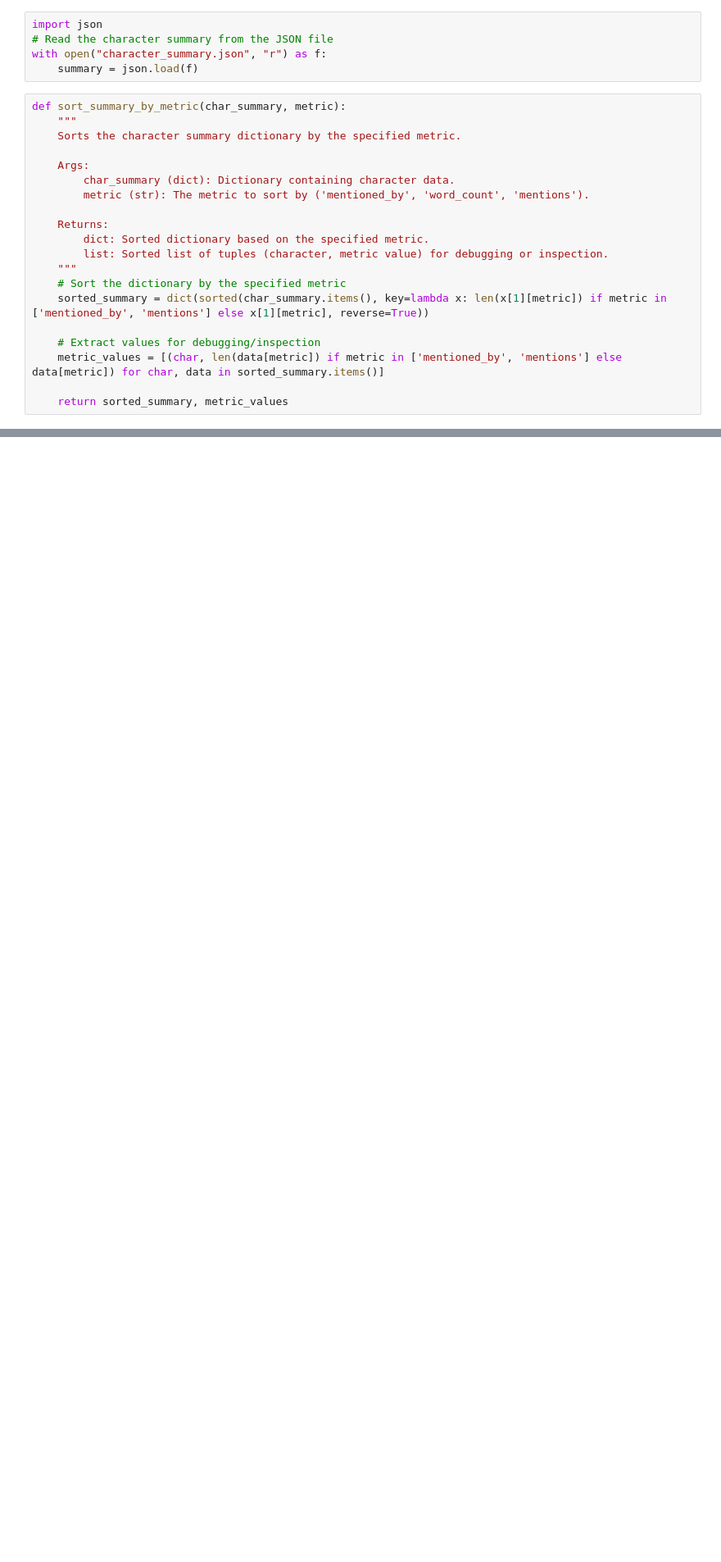
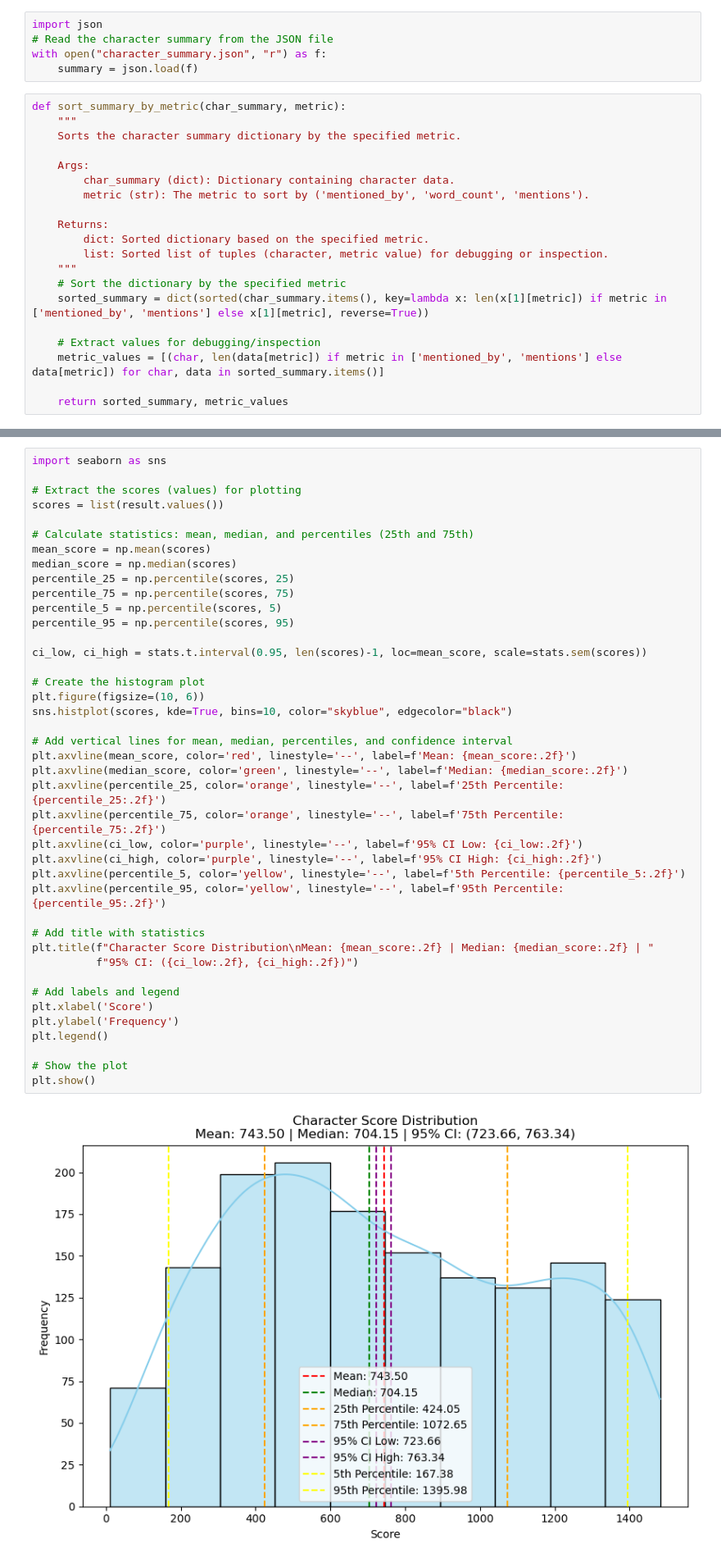
Before and after one commit to Qingwen-Zeng/Social-Graphs-and-Interactions-Final-Project, a Jupyter notebook: filtering_characters.ipynb, the cells around one changed output, grey strips where cells are left out. Shown: that part at 82% size. Saved outputs shown, nothing was run; the diff lists cells and outputs as text; blank space fills up the shorter version.

```diff
--- a/filtering_characters.ipynb
+++ b/filtering_characters.ipynb
@@ -782,0 +608,43 @@ Directed Sub-Network Analysis for And:
+# %%
+import seaborn as sns
+
+# Extract the scores (values) for plotting
+scores = list(result.values())
+
+# Calculate statistics: mean, median, and percentiles (25th and 75th)
+mean_score = np.mean(scores)
+median_score = np.median(scores)
+percentile_25 = np.percentile(scores, 25)
+percentile_75 = np.percentile(scores, 75)
+percentile_5 = np.percentile(scores, 5)
+percentile_95 = np.percentile(scores, 95)
+
+ci_low, ci_high = stats.t.interval(0.95, len(scores)-1, loc=mean_score, scale=stats.sem(scores))
+
+# Create the histogram plot
+plt.figure(figsize=(10, 6))
+sns.histplot(scores, kde=True, bins=10, color="skyblue", edgecolor="black")
+
+# Add vertical lines for mean, median, percentiles, and confidence interval
+plt.axvline(mean_score, color='red', linestyle='--', label=f'Mean: {mean_score:.2f}')
+plt.axvline(median_score, color='green', linestyle='--', label=f'Median: {median_score:.2f}')
+plt.axvline(percentile_25, color='orange', linestyle='--', label=f'25th Percentile: {percentile_25:.2f}')
+plt.axvline(percentile_75, color='orange', linestyle='--', label=f'75th Percentile: {percentile_75:.2f}')
+plt.axvline(ci_low, color='purple', linestyle='--', label=f'95% CI Low: {ci_low:.2f}')
+plt.axvline(ci_high, color='purple', linestyle='--', label=f'95% CI High: {ci_high:.2f}')
+plt.axvline(percentile_5, color='yellow', linestyle='--', label=f'5th Percentile: {percentile_5:.2f}')
+plt.axvline(percentile_95, color='yellow', linestyle='--', label=f'95th Percentile: {percentile_95:.2f}')
+
+# Add title with statistics
+plt.title(f"Character Score Distribution\nMean: {mean_score:.2f} | Median: {median_score:.2f} | "
+          f"95% CI: ({ci_low:.2f}, {ci_high:.2f})")
+
+# Add labels and legend
+plt.xlabel('Score')
+plt.ylabel('Frequency')
+plt.legend()
+
+# Show the plot
+plt.show()
+# %% [output]
+[figure, added]
```
Also changed, not shown: parts of 34 cells of this notebook, 2 other files.
